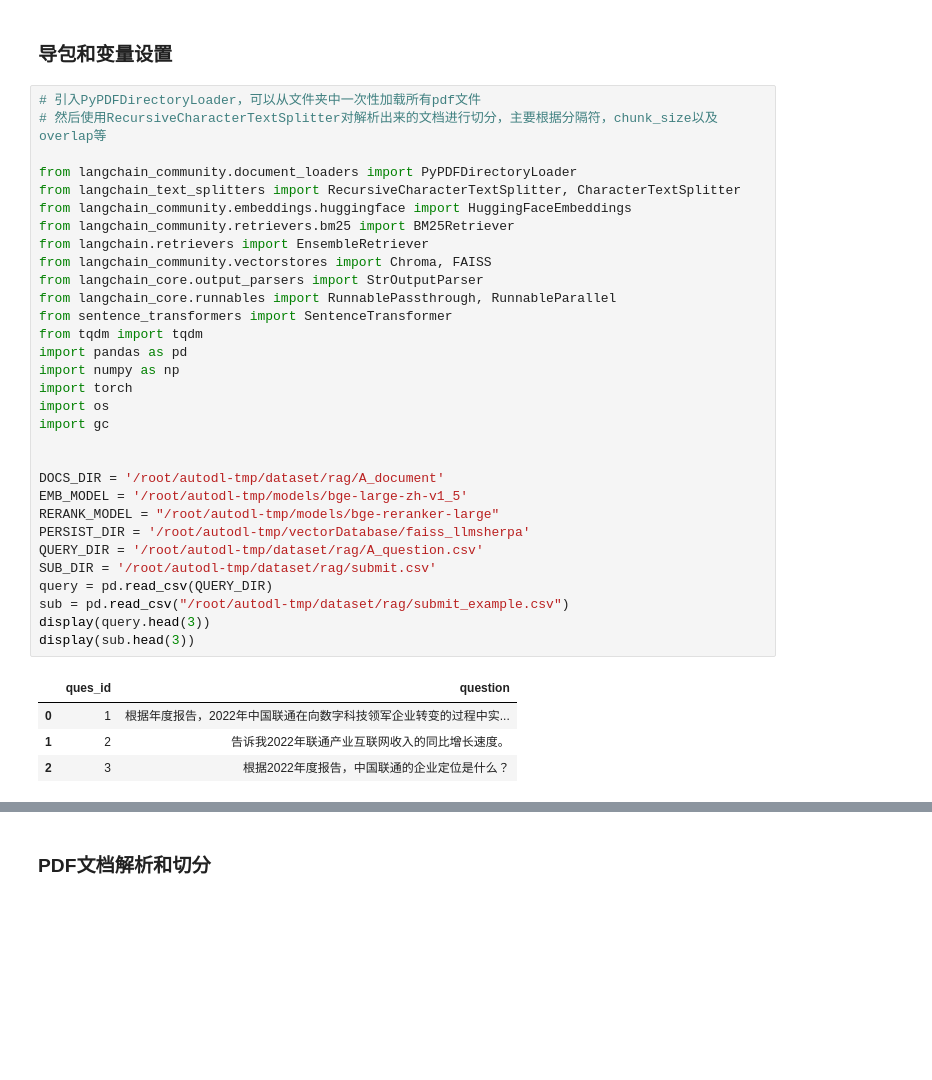
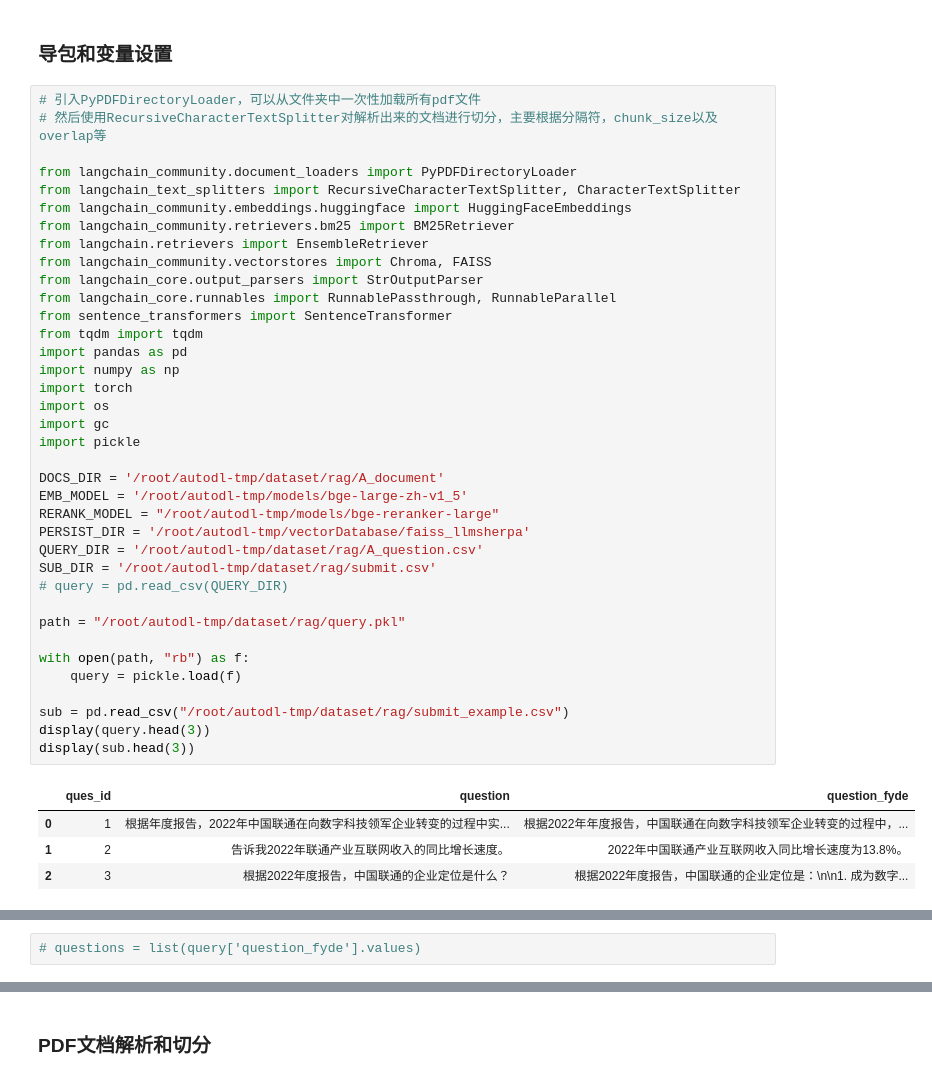
Before and after one commit to yycsu/yvan_llm_practice, a Jupyter notebook: rag/yvanyao_baseline.ipynb, the cells around one changed output, grey strips where cells are left out. Drawn from its saved outputs; the diff is of its cells as text; blank space fills up the shorter version.

```diff
--- a/rag/yvanyao_baseline.ipynb
+++ b/rag/yvanyao_baseline.ipynb
@@ -3,40 +3,48 @@
 # %%
 # 引入PyPDFDirectoryLoader，可以从文件夹中一次性加载所有pdf文件
 # 然后使用RecursiveCharacterTextSplitter对解析出来的文档进行切分，主要根据分隔符，chunk_size以及overlap等
 
 from langchain_community.document_loaders import PyPDFDirectoryLoader
 from langchain_text_splitters import RecursiveCharacterTextSplitter, CharacterTextSplitter
 from langchain_community.embeddings.huggingface import HuggingFaceEmbeddings
 from langchain_community.retrievers.bm25 import BM25Retriever
 from langchain.retrievers import EnsembleRetriever
 from langchain_community.vectorstores import Chroma, FAISS
 from langchain_core.output_parsers import StrOutputParser
 from langchain_core.runnables import RunnablePassthrough, RunnableParallel
 from sentence_transformers import SentenceTransformer
 from tqdm import tqdm
 import pandas as pd
 import numpy as np
 import torch
 import os
 import gc
-
+import pickle
 
 DOCS_DIR = '/root/autodl-tmp/dataset/rag/A_document'
 EMB_MODEL = '/root/autodl-tmp/models/bge-large-zh-v1_5'
 RERANK_MODEL = "/root/autodl-tmp/models/bge-reranker-large"
 PERSIST_DIR = '/root/autodl-tmp/vectorDatabase/faiss_llmsherpa'
 QUERY_DIR = '/root/autodl-tmp/dataset/rag/A_question.csv'
 SUB_DIR = '/root/autodl-tmp/dataset/rag/submit.csv'
-query = pd.read_csv(QUERY_DIR)
+# query = pd.read_csv(QUERY_DIR)
+
+path = "/root/autodl-tmp/dataset/rag/query.pkl"
+
+with open(path, "rb") as f:
+    query = pickle.load(f)
+
 sub = pd.read_csv("/root/autodl-tmp/dataset/rag/submit_example.csv")
 display(query.head(3))
 display(sub.head(3))
 # %% [output]
-|  | ques_id | question |
-| 0 | 1 | 根据年度报告，2022年中国联通在向数字科技领军企业转变的过程中实... |
-| 1 | 2 | 告诉我2022年联通产业互联网收入的同比增长速度。 |
-| 2 | 3 | 根据2022年度报告，中国联通的企业定位是什么？ |
+|  | ques_id | question | question_fyde |
+| 0 | 1 | 根据年度报告，2022年中国联通在向数字科技领军企业转变的过程中实... | 根据2022年年度报告，中国联通在向数字科技领军企业转变的过程中，... |
+| 1 | 2 | 告诉我2022年联通产业互联网收入的同比增长速度。 | 2022年中国联通产业互联网收入同比增长速度为13.8%。 |
+| 2 | 3 | 根据2022年度报告，中国联通的企业定位是什么？ | 根据2022年度报告，中国联通的企业定位是：\n\n1. 成为数字... |
 |  | ques_id | question | answer | embedding |
 | 0 | 1 | 根据年度报告，2022年中国联通在向数字科技领军企业转变的过程中实... | 我们坚定践行网络强国、数字中国、智慧社会战略部署，今天的中国联通，... | -0.02707982249557972,-0.009818901... |
 | 1 | 2 | 告诉我2022年联通产业互联网收入的同比增长速度。 | 我们坚定践行网络强国、数字中国、智慧社会战略部署，今天的中国联通，... | -0.02707982249557972,-0.009818901... |
 | 2 | 3 | 根据2022年度报告，中国联通的企业定位是什么？ | 我们坚定践行网络强国、数字中国、智慧社会战略部署，今天的中国联通，... | -0.02707982249557972,-0.009818901... |
+# %%
+# questions = list(query['question_fyde'].values)
```
Also changed, not shown: parts of 14 cells of this notebook, 6 other files.
